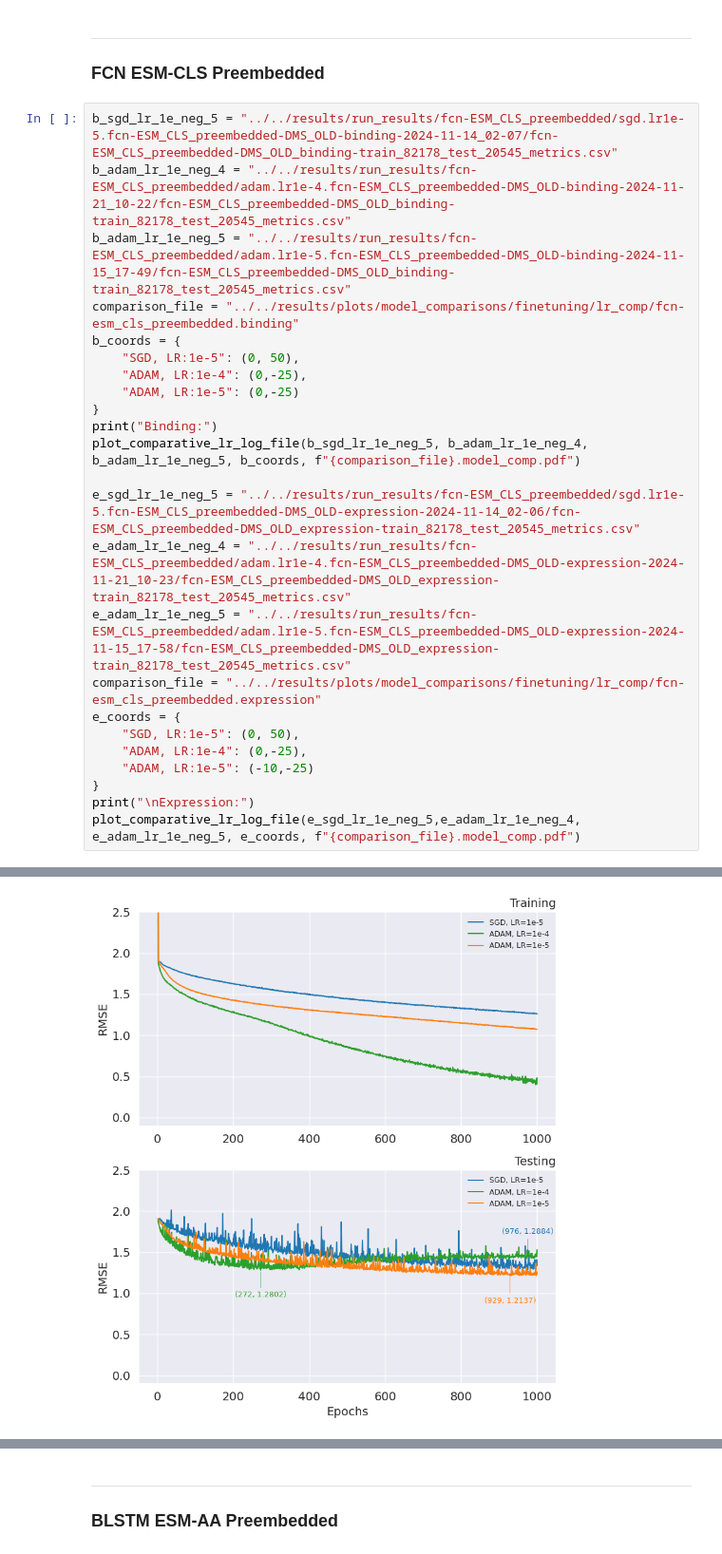
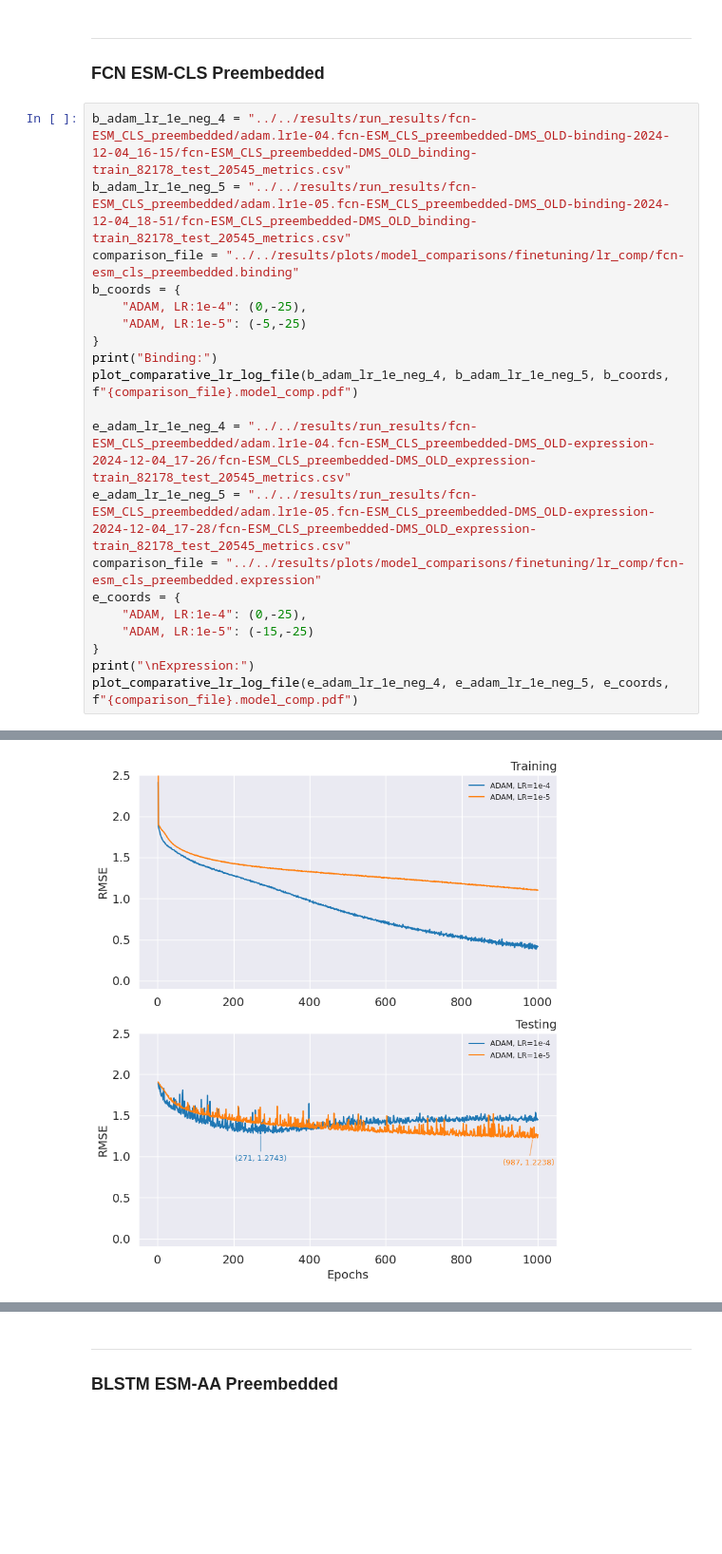
Before and after one commit to stelleg/Spike_NLP, a Jupyter notebook: notebooks/models/finetuning-DMS_OLD-lr_comp.model_results_graphs.ipynb, the cells around one changed output, grey strips where cells are left out. Shown at 95% size. Saved outputs shown, nothing was run; the diff lists cells and outputs as text; blank space fills up the shorter version.

```diff
--- a/notebooks/models/finetuning-DMS_OLD-lr_comp.model_results_graphs.ipynb
+++ b/notebooks/models/finetuning-DMS_OLD-lr_comp.model_results_graphs.ipynb
@@ -356,29 +340,25 @@ ADAM, LR=1e-5: epoch 984, rmse 0.3461
 ---
 ### FCN ESM-CLS Preembedded
 # %%
-b_sgd_lr_1e_neg_5 = "../../results/run_results/fcn-ESM_CLS_preembedded/sgd.lr1e-5.fcn-ESM_CLS_preembedded-DMS_OLD-binding-2024-11-14_02-07/fcn-ESM_CLS_preembedded-DMS_OLD_binding-train_82178_test_20545_metrics.csv"
-b_adam_lr_1e_neg_4 = "../../results/run_results/fcn-ESM_CLS_preembedded/adam.lr1e-4.fcn-ESM_CLS_preembedded-DMS_OLD-binding-2024-11-21_10-22/fcn-ESM_CLS_preembedded-DMS_OLD_binding-train_82178_test_20545_metrics.csv"
-b_adam_lr_1e_neg_5 = "../../results/run_results/fcn-ESM_CLS_preembedded/adam.lr1e-5.fcn-ESM_CLS_preembedded-DMS_OLD-binding-2024-11-15_17-49/fcn-ESM_CLS_preembedded-DMS_OLD_binding-train_82178_test_20545_metrics.csv"
+b_adam_lr_1e_neg_4 = "../../results/run_results/fcn-ESM_CLS_preembedded/adam.lr1e-04.fcn-ESM_CLS_preembedded-DMS_OLD-binding-2024-12-04_16-15/fcn-ESM_CLS_preembedded-DMS_OLD_binding-train_82178_test_20545_metrics.csv"
+b_adam_lr_1e_neg_5 = "../../results/run_results/fcn-ESM_CLS_preembedded/adam.lr1e-05.fcn-ESM_CLS_preembedded-DMS_OLD-binding-2024-12-04_18-51/fcn-ESM_CLS_preembedded-DMS_OLD_binding-train_82178_test_20545_metrics.csv"
 comparison_file = "../../results/plots/model_comparisons/finetuning/lr_comp/fcn-esm_cls_preembedded.binding"
 b_coords = {
-    "SGD, LR:1e-5": (0, 50),
     "ADAM, LR:1e-4": (0,-25),
-    "ADAM, LR:1e-5": (0,-25)
+    "ADAM, LR:1e-5": (-5,-25)
 }
 print("Binding:")
-plot_comparative_lr_log_file(b_sgd_lr_1e_neg_5, b_adam_lr_1e_neg_4, b_adam_lr_1e_neg_5, b_coords, f"{comparison_file}.model_comp.pdf")
+plot_comparative_lr_log_file(b_adam_lr_1e_neg_4, b_adam_lr_1e_neg_5, b_coords, f"{comparison_file}.model_comp.pdf")
 
-e_sgd_lr_1e_neg_5 = "../../results/run_results/fcn-ESM_CLS_preembedded/sgd.lr1e-5.fcn-ESM_CLS_preembedded-DMS_OLD-expression-2024-11-14_02-06/fcn-ESM_CLS_preembedded-DMS_OLD_expression-train_82178_test_20545_metrics.csv"
-e_adam_lr_1e_neg_4 = "../../results/run_results/fcn-ESM_CLS_preembedded/adam.lr1e-4.fcn-ESM_CLS_preembedded-DMS_OLD-expression-2024-11-21_10-23/fcn-ESM_CLS_preembedded-DMS_OLD_expression-train_82178_test_20545_metrics.csv"
-e_adam_lr_1e_neg_5 = "../../results/run_results/fcn-ESM_CLS_preembedded/adam.lr1e-5.fcn-ESM_CLS_preembedded-DMS_OLD-expression-2024-11-15_17-58/fcn-ESM_CLS_preembedded-DMS_OLD_expression-train_82178_test_20545_metrics.csv"
+e_adam_lr_1e_neg_4 = "../../results/run_results/fcn-ESM_CLS_preembedded/adam.lr1e-04.fcn-ESM_CLS_preembedded-DMS_OLD-expression-2024-12-04_17-26/fcn-ESM_CLS_preembedded-DMS_OLD_expression-train_82178_test_20545_metrics.csv"
+e_adam_lr_1e_neg_5 = "../../results/run_results/fcn-ESM_CLS_preembedded/adam.lr1e-05.fcn-ESM_CLS_preembedded-DMS_OLD-expression-2024-12-04_17-28/fcn-ESM_CLS_preembedded-DMS_OLD_expression-train_82178_test_20545_metrics.csv"
 comparison_file = "../../results/plots/model_comparisons/finetuning/lr_comp/fcn-esm_cls_preembedded.expression"
 e_coords = {
-    "SGD, LR:1e-5": (0, 50),
     "ADAM, LR:1e-4": (0,-25),
-    "ADAM, LR:1e-5": (-10,-25)
+    "ADAM, LR:1e-5": (-15,-25)
 }
 print("\nExpression:")
-plot_comparative_lr_log_file(e_sgd_lr_1e_neg_5,e_adam_lr_1e_neg_4, e_adam_lr_1e_neg_5, e_coords, f"{comparison_file}.model_comp.pdf")
+plot_comparative_lr_log_file(e_adam_lr_1e_neg_4, e_adam_lr_1e_neg_5, e_coords, f"{comparison_file}.model_comp.pdf")
 # %% [output]
 Binding:
 Best test RMSE at epoch x:
@@ -394 +372 @@ ADAM, LR=1e-5: epoch 991, rmse 0.6180
-[figure, old version]
+[figure, new version]
```
Also changed, not shown: parts of 14 cells of this notebook, 44 other files.
